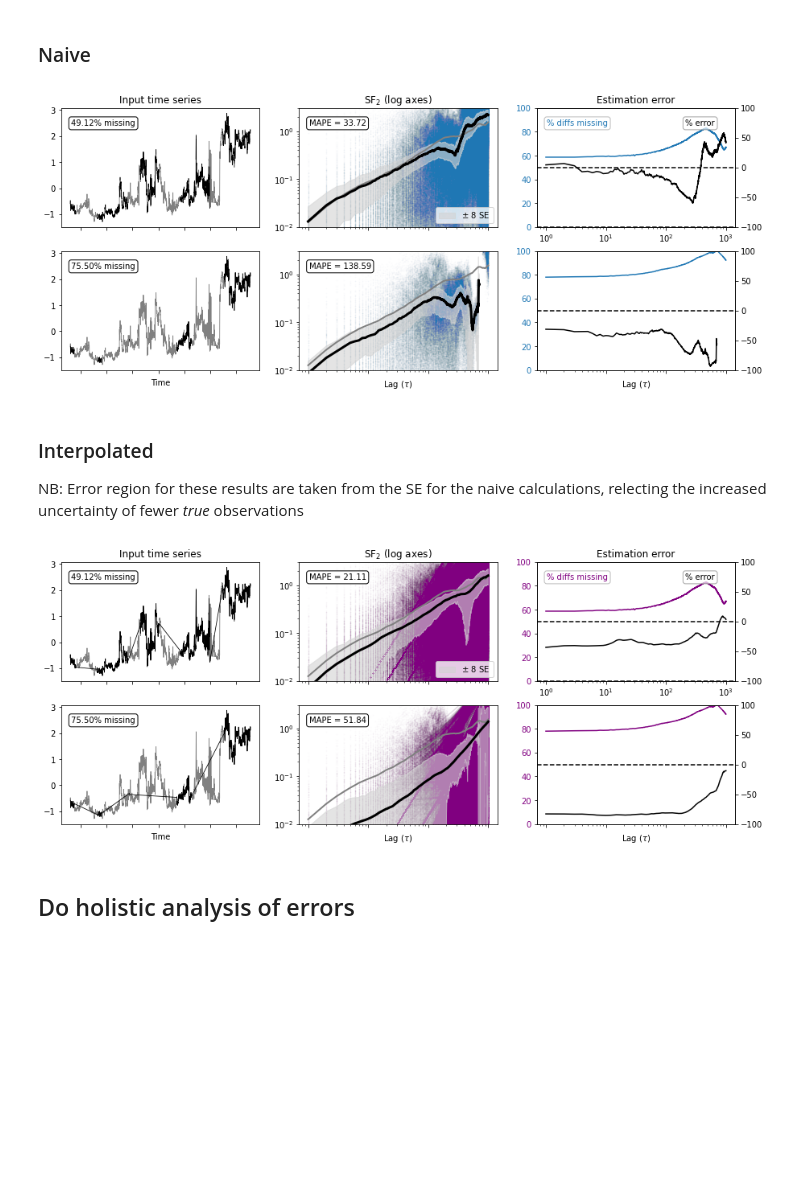
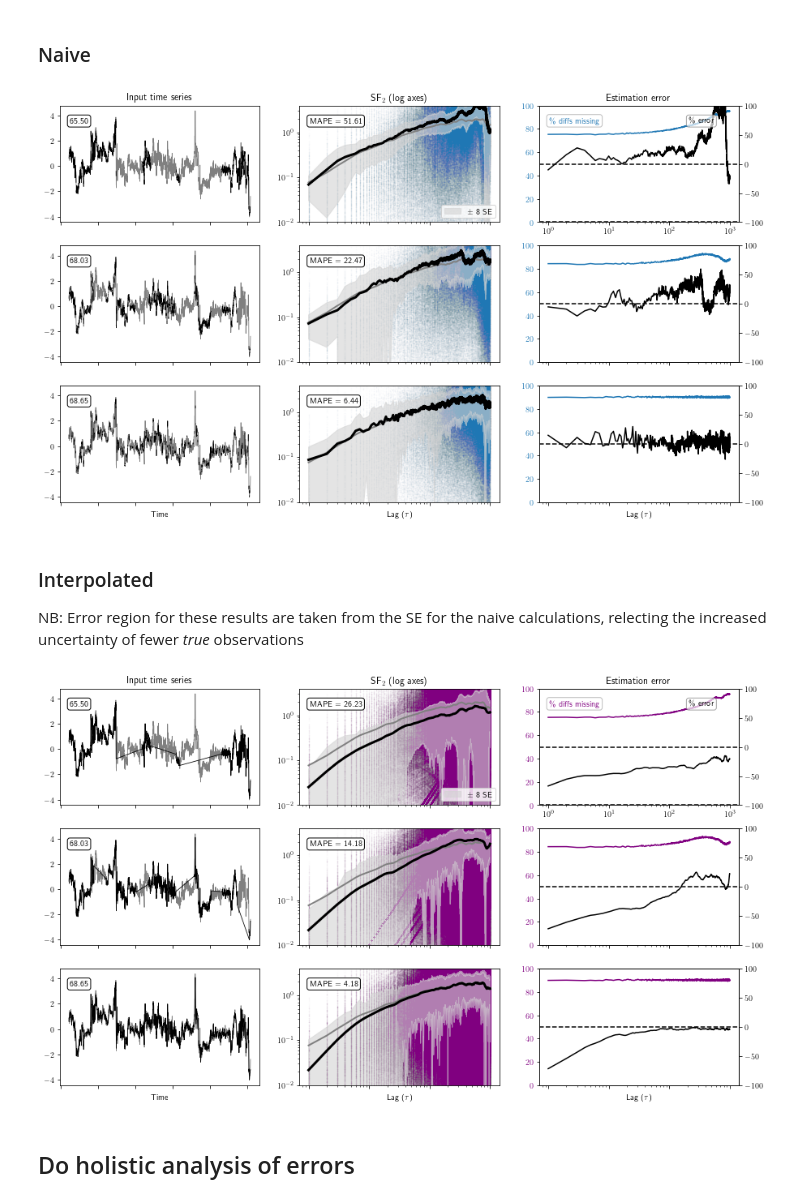
Before and after one commit to daniel-wrench/time_series_analysis, a Jupyter notebook: sf_funcs_demo.ipynb, the cells around one changed output. Drawn from its saved outputs; the diff is of its cells as text; code cells hidden in the pictures; blank space fills up the shorter version.

```diff
--- a/sf_funcs_demo.ipynb
+++ b/sf_funcs_demo.ipynb
@@ -276,13 +112,13 @@ interval_list_approx = [
 del df  # free up memory
 
 for interval_approx in interval_list_approx:
-    time_lags_lr, r_vec_lr = compute_nd_acf(
+    time_lags_lr, r_vec_lr = utils.compute_nd_acf(
         [interval_approx],
         nlags=10000,
         plot=False,
     )
 
-    tce = compute_outer_scale_exp_trick(time_lags_lr, r_vec_lr, plot=False)
+    tce = utils.compute_outer_scale_exp_trick(time_lags_lr, r_vec_lr, plot=False)
 
     if tce == -1:
         tce = 500
@@ -305,7 +141,7 @@ for interval_approx in interval_list_approx:
         0, len(interval_approx_resampled) - interval_length + 1, interval_length
     ):
         interval = interval_approx_resampled.iloc[i : i + interval_length]
-        int_norm = normalize(interval)
+        int_norm = utils.normalize(interval)
         good_inputs_list.append(int_norm)
 
 print(
@@ -351,7 +185,7 @@ Number of standardised intervals: 12
 # lags = np.unique(vals.astype(int))
 lags = np.arange(1, 0.25 * len(good_inputs_list[0]))
 powers = [2]
-times_to_gap = 2
+times_to_gap = 10
 
 good_outputs_list = []
 all_bad_inputs_list = []
@@ -361,7 +195,7 @@ all_interp_outputs_list = []
 
 for i, input in enumerate(good_inputs_list):
     print("\nProcessing input {}".format(i))
-    good_output = compute_sf(pd.DataFrame(input), lags, powers)
+    good_output = sf.compute_sf(pd.DataFrame(input), lags, powers)
     good_outputs_list.append(good_output)
 
     bad_inputs_list = []
@@ -396,14 +230,14 @@ for i, input in enumerate(good_inputs_list):
         interp_input = bad_input.interpolate(method="linear")
         interp_inputs_list.append(interp_input)
 
-        bad_output = compute_sf(pd.DataFrame(bad_input), lags, powers)
+        bad_output = sf.compute_sf(pd.DataFrame(bad_input), lags, powers)
         bad_output["error"] = bad_output["sosf"] - good_output["sosf"]
         bad_output["error_percent"] = bad_output["error"] / good_output["sosf"] * 100
         bad_output["missing_prop_overall"] = prop_removed
         bad_output["lint"] = False
         bad_outputs_list.append(bad_output)
 
-        interp_output = compute_sf(pd.DataFrame(interp_input), lags, powers)
+        interp_output = sf.compute_sf(pd.DataFrame(interp_input), lags, powers)
         interp_output["error"] = interp_output["sosf"] - good_output["sosf"]
         interp_output["error_percent"] = (
             interp_output["error"] / good_output["sosf"] * 100
@@ -445,37 +283,37 @@ Removed 80.3% (approx. 11.6% in chunks, 77.1% uniformly)
 # %%
 # Check results, for a given clean input
 
-input_ind = 1
-n = 2
+input_ind = 5
+n = 3
 
-plot_sample(
+sf.plot_sample(
     good_inputs_list,
     good_outputs_list,
     all_bad_inputs_list,
     all_bad_outputs_list,
     "C0",
     input_ind,
     n,
     False,
 )
 # %% [output]
-[figure, old version]
+[figure, new version]
 # %% [markdown]
 ### Interpolated
 NB: Error region for these results are taken from the SE for the naive calculations, relecting the increased uncertainty of fewer *true* observations
 # %%
-plot_sample(
+sf.plot_sample(
     good_inputs_list,
     good_outputs_list,
     all_interp_inputs_list,
     all_interp_outputs_list,
     "purple",
     input_ind,
-    2,
+    3,
     False,
 )
 # %% [output]
-[figure, old version]
+[figure, new version]
 # %% [markdown]
 ## Do holistic analysis of errors
 # %%
```
Also changed, not shown: parts of 22 cells of this notebook, 1 other file.
